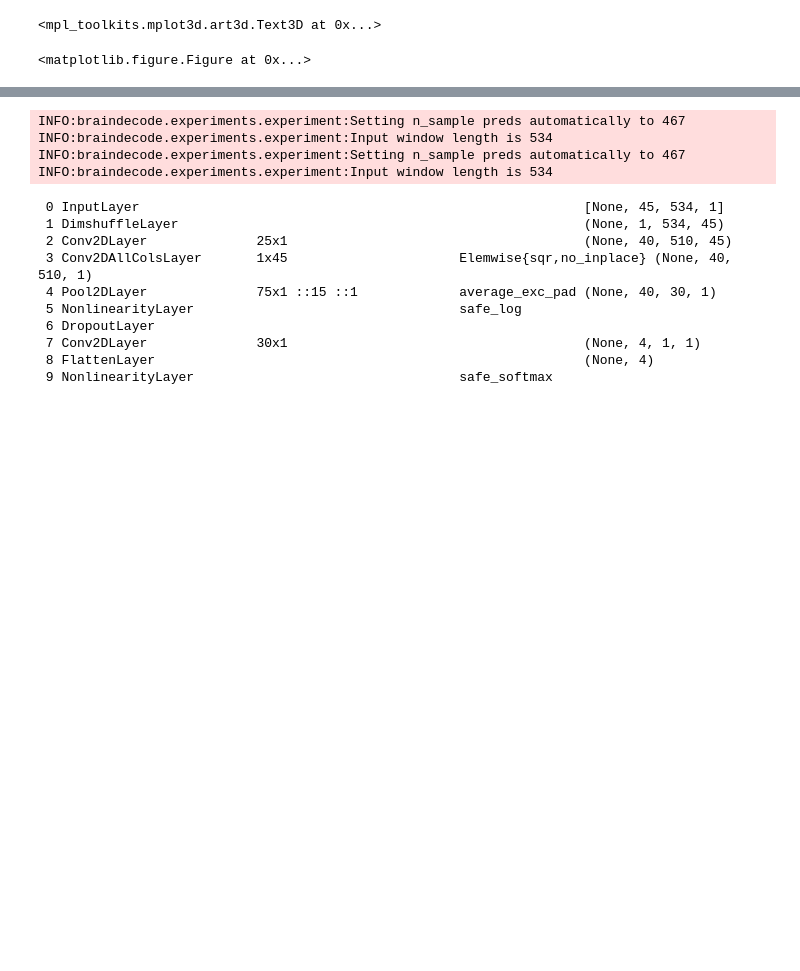
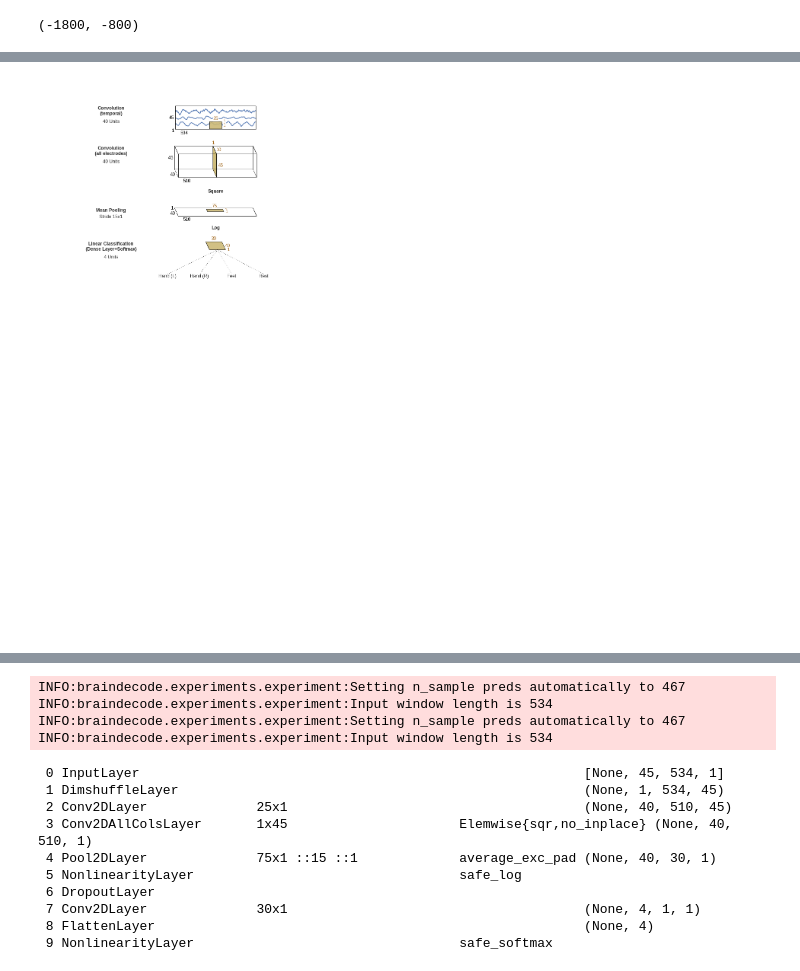
Before and after one commit to robintibor/braindevel, a Jupyter notebook: braindecode/notebooks/debug/3D_Diagram_MatplotLib.ipynb, the cells around one changed output, grey strips where cells are left out. Saved outputs shown, nothing was run; the diff lists cells and outputs as text; code cells hidden in the pictures; blank space fills up the shorter version.

```diff
--- a/braindecode/notebooks/debug/3D_Diagram_MatplotLib.ipynb
+++ b/braindecode/notebooks/debug/3D_Diagram_MatplotLib.ipynb
@@ -134,7 +134,7 @@ def plot_featuremap(xyz, length, width, height, l_str=None, w_str=None, h_str=No
                       l_str=l_str, w_str=w_str, h_str=h_str, text_color='black',
                       **annotate_args)
 
-def plot_filters(xyz, length, width, height, l_str=None, w_str=None, h_str=None, topleft_annotate=False,
+def plot_filters(xyz, length, width, height, l_str=None, w_str=None, h_str=None, topleft_annotate=True,
                  **annotate_args):
     return plot_cuboid(xyz, length, width, height, filter_color,
                         l_str=l_str, w_str=w_str, h_str=h_str, text_color=text_filter_color,
@@ -218,11 +220,11 @@ import numpy as np
 import matplotlib.pyplot as plt
 
 %config InlineBackend.figure_format = 'png'
-fig = plt.figure(figsize=(12,20))
+fig = plt.figure(figsize=(14,26))
 
 
-%config InlineBackend.figure_format = 'svg'
-fig = plt.figure(figsize=(10,20))
+#config InlineBackend.figure_format = 'svg'
+#fig = plt.figure(figsize=(10,20))
 ax = fig.gca(projection='3d')
 
 ax.set_xlim3d(-100, 900)
@@ -244,8 +246,9 @@ text_filter_color = brown
 # rough width to height conversion
 width_factor = 1.3 / 2.0
 
-
-length_f0, width_f0, height_f0 = 1000, 10, 90
+one_height = 0
+one_width = 0
+length_f0, width_f0, height_f0 = 1000, one_width, 90
 feature_0_xyz = -length_f0/2.0, -width_f0/2.0, 0
 feature_0 = plot_featuremap(feature_0_xyz, length_f0, width_f0, height_f0,
                            "534", "1", "45")
@@ -268,7 +271,7 @@ feature_1_xyz = -length_f1/2.0, -width_f1/2.0, -170
 feature_1 = plot_featuremap(feature_1_xyz, length_f1,width_f1, height_f1, '510', '40', ' 45')
 filters_1_xyz = (feature_1_xyz[0] + (length_f1)/2 -10,
               feature_1_xyz[1], feature_1_xyz[2])
-filters_1 = plot_filters(filters_1_xyz, 20, width_f1, height_f1, '1','10','45')
+filters_1 = plot_filters(filters_1_xyz, 0, width_f1, height_f1, '1','10','45')
 
 # square
 square_z = feature_1_xyz[2] - 75
@@ -276,7 +279,7 @@ ax.text3D(0,0,square_z, 'Square', ha='center', fontsize=12, weight='bold',
          backgroundcolor='white')
 
 #second featuremap
-length_f2, width_f2, height_f2 = 975, 40 * 0.6, 15
+length_f2, width_f2, height_f2 = 975, 40 * 0.6, one_height
 feature_2_xyz = -length_f2/2.0, -width_f2/2.0, square_z-75
 plot_featuremap(feature_2_xyz, length_f2,width_f2, height_f2,
                   '510', '40', '1')
@@ -290,17 +293,10 @@ ax.text3D(0,0,log_z, 'Log', ha='center', fontsize=12, weight='bold',
          backgroundcolor='white')
 
 # final softmax
-length_soft, width_soft, height_soft = 100 * 2, 20 * 2 * 0.6, 10
+length_soft, width_soft, height_soft = 100 * 2, 20 * 2 * 0.6, one_height
 feature_soft_xyz = -length_soft/2.0, -width_soft/2.0, log_z-65
 plot_filters(feature_soft_xyz,
             length_soft, width_soft, height_soft, '30', '40', '1')
-# connectors
-draw_vertical_connector(-5,feature_1_xyz[2]+height_f1+width_f1*width_factor)
-draw_vertical_connector(feature_1_xyz[2]-width_factor*width_f1, square_z)
-draw_vertical_connector(square_z-5,feature_2_xyz[2]+height_f2+width_f2*width_factor)
-draw_vertical_connector(feature_2_xyz[2]-width_f2*width_factor,log_z)
-draw_vertical_connector(log_z, feature_soft_xyz[2]+height_soft+width_soft*width_factor)
-
 
 # final outs
 
@@ -313,16 +309,15 @@ ax.text3D(-text_dist / 2.0, 0, text_z, zdir=(0,0,0),s='Hand (R)', fontsize=12,va
 ax.text3D(text_dist / 2.0, 0, text_z, zdir=(0,0,0),s='Feet', fontsize=12,va='top', ha='center')
 ax.text3D(text_dist + text_dist / 2.0, 0, text_z, zdir=(0,0,0),s='Rest', fontsize=12,va='top', ha='center')
 
-# connector
-ax.plot3D([0, -text_dist - text_dist / 2.0], ys=[0,0], zs=[feature_soft_xyz[2] - 55, text_z], linestyle='dotted',
+# connectors to classes
+ax.plot3D([0, -text_dist - text_dist / 2.0], ys=[feature_soft_xyz[1],0], zs=[feature_soft_xyz[2], text_z], linestyle='dotted',
          linewidth=1., color='black')
-ax.plot3D([0,-text_dist / 2.0,], ys=[0,0], zs=[feature_soft_xyz[2] - 55, text_z], linestyle='dotted',
+ax.plot3D([0,-text_dist / 2.0,], ys=[feature_soft_xyz[1],0], zs=[feature_soft_xyz[2], text_z], linestyle='dotted',
          linewidth=1., color='black')
-ax.plot3D([0,text_dist / 2.0], ys=[0,0], zs=[feature_soft_xyz[2] - 55, text_z], linestyle='dotted',
+ax.plot3D([0,text_dist / 2.0], ys=[feature_soft_xyz[1],0], zs=[feature_soft_xyz[2], text_z], linestyle='dotted',
          linewidth=1., color='black')
-ax.plot3D([0,text_dist + text_dist / 2.0], ys=[0,0], zs=[feature_soft_xyz[2] - 55, text_z], linestyle='dotted',
+ax.plot3D([0,text_dist + text_dist / 2.0], ys=[feature_soft_xyz[1],0], zs=[feature_soft_xyz[2], text_z], linestyle='dotted',
          linewidth=1., color='black')
-fig.savefig('to-delete.png')
 
 
 explain_fontsize=12
@@ -332,13 +327,13 @@ ax.text3D(text_x_headers, 0, feature_0_xyz[2] + height_f0 * 1 + width_f0 * width
            weight='bold', ha='center',
          fontsize=explain_fontsize,  va='top',)
 ax.text3D(text_x_headers, 0, feature_1_xyz[2] + height_f1 * 1 + width_f1 * width_factor,
-          'Convolution\n(all sensors)', ha='center',
+          'Convolution\n(all electrodes)', ha='center',
          weight='bold', fontsize=explain_fontsize,  va='top')
 ax.text3D(text_x_headers, 0, feature_2_xyz[2] + height_f2 * 1 + width_f2 * width_factor,
-          'Mean\nPool\n', ha='center',
+          'Mean Pooling\n', ha='center',
          weight='bold', fontsize=explain_fontsize,  va='top')
-ax.text3D(text_x_headers, 0, feature_soft_xyz[2] + height_f3 * 1 + width_f3 * width_factor,
-          'Dense,\nSoftmax', ha='center',
+ax.text3D(text_x_headers, 0, feature_soft_xyz[2] + height_soft * 1 + width_soft * width_factor,
+          'Linear Classification\n(Dense Layer+Softmax)', ha='center',
          weight='bold', fontsize=explain_fontsize,  va='top')
 
 text_x_filt = text_x_headers
@@ -347,10 +342,12 @@ ax.text3D(text_x_filt, 0, feature_0_xyz[2] + height_f0 * 1 + width_f0 * width_fa
          fontsize=explain_fontsize,  va='top')
 ax.text3D(text_x_filt, 0, feature_1_xyz[2] + height_f1 * 1 + width_f1 * width_factor+offset_z,'40 Units', ha='center',
          fontsize=explain_fontsize,  va='top')
-ax.text3D(text_x_filt, 0, feature_2_xyz[2] + height_f2 * 1 + width_f2 * width_factor+offset_z, 'Stride 15x1', ha='center',
+ax.text3D(text_x_filt, 0, feature_2_xyz[2] + height_f2 * 1 + width_f2 * width_factor+offset_z/2.0,
+          'Stride 15x1', ha='center',
          fontsize=explain_fontsize,  va='top')
-ax.text3D(text_x_filt, 0, feature_soft_xyz[2] + height_f3 * 1 + width_f3 * width_factor+offset_z, '4 Units', ha='center',
+ax.text3D(text_x_filt, 0, feature_soft_xyz[2] + height_soft * 1 + width_soft * width_factor+offset_z, '4 Units', ha='center',
          fontsize=explain_fontsize,  va='top')
+
+ax.set_zlim(-1800,-800)
 # %% [output]
-<mpl_toolkits.mplot3d.art3d.Text3D at 0x...>
+(-1800, -800)
-<matplotlib.figure.Figure at 0x...>
@@ -358,3 +354,4 @@ ax.text3D(text_x_filt, 0, feature_soft_xyz[2] + height_f3 * 1 + width_f3 * width
+[figure, added]
 # %%
 def elu(x):
     return (x >= 0) * x + (x < 0) * (np.exp(x) - 1)
```
Also changed, not shown: parts of 3 cells of this notebook, 22 other files.
